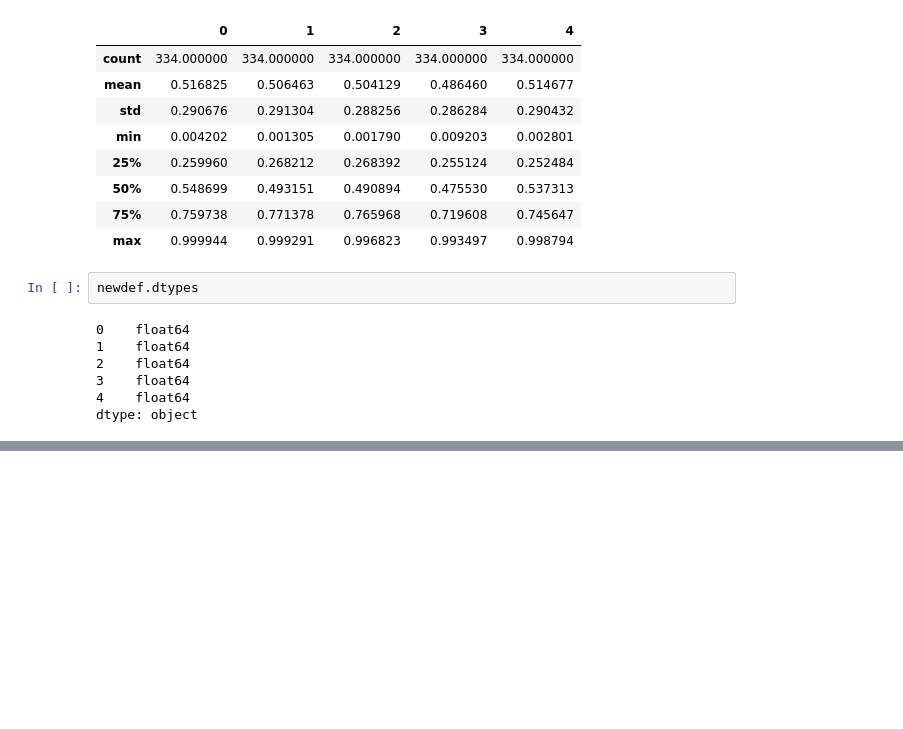
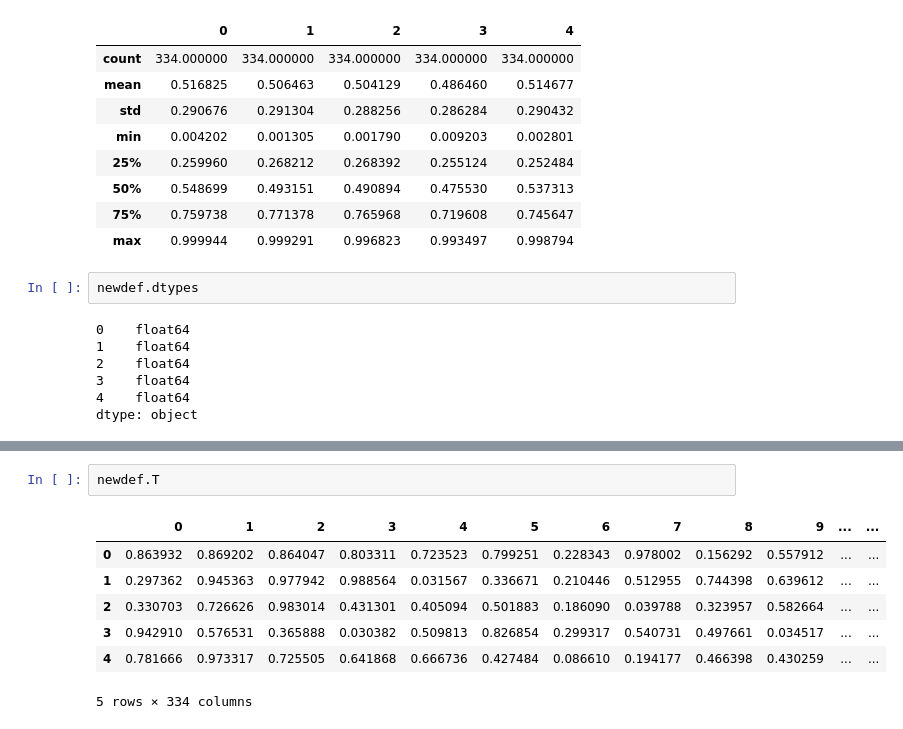
Before and after one commit to Singh-Prince-Rinku/Pandas-Python, a Jupyter notebook: Pansdas.ipynb, the cells around one changed output, grey strips where cells are left out. Drawn from its saved outputs; the diff is of its cells as text; blank space fills up the shorter version.

```diff
--- a/Pansdas.ipynb
+++ b/Pansdas.ipynb
@@ -171,0 +193,10 @@ dtype: object
+# %%
+newdef.T
+# %% [output]
+|  | 0 | 1 | 2 | 3 | 4 | 5 | 6 | 7 | 8 | 9 | ... | ... |
+| 0 | 0.863932 | 0.869202 | 0.864047 | 0.803311 | 0.723523 | 0.799251 | 0.228343 | 0.978002 | 0.156292 | 0.557912 | ... | ... |
+| 1 | 0.297362 | 0.945363 | 0.977942 | 0.988564 | 0.031567 | 0.336671 | 0.210446 | 0.512955 | 0.744398 | 0.639612 | ... | ... |
+| 2 | 0.330703 | 0.726626 | 0.983014 | 0.431301 | 0.405094 | 0.501883 | 0.186090 | 0.039788 | 0.323957 | 0.582664 | ... | ... |
+| 3 | 0.942910 | 0.576531 | 0.365888 | 0.030382 | 0.509813 | 0.826854 | 0.299317 | 0.540731 | 0.497661 | 0.034517 | ... | ... |
+| 4 | 0.781666 | 0.973317 | 0.725505 | 0.641868 | 0.666736 | 0.427484 | 0.086610 | 0.194177 | 0.466398 | 0.430259 | ... | ... |
+5 rows × 334 columns
```
Also changed, not shown: parts of 5 cells of this notebook.
